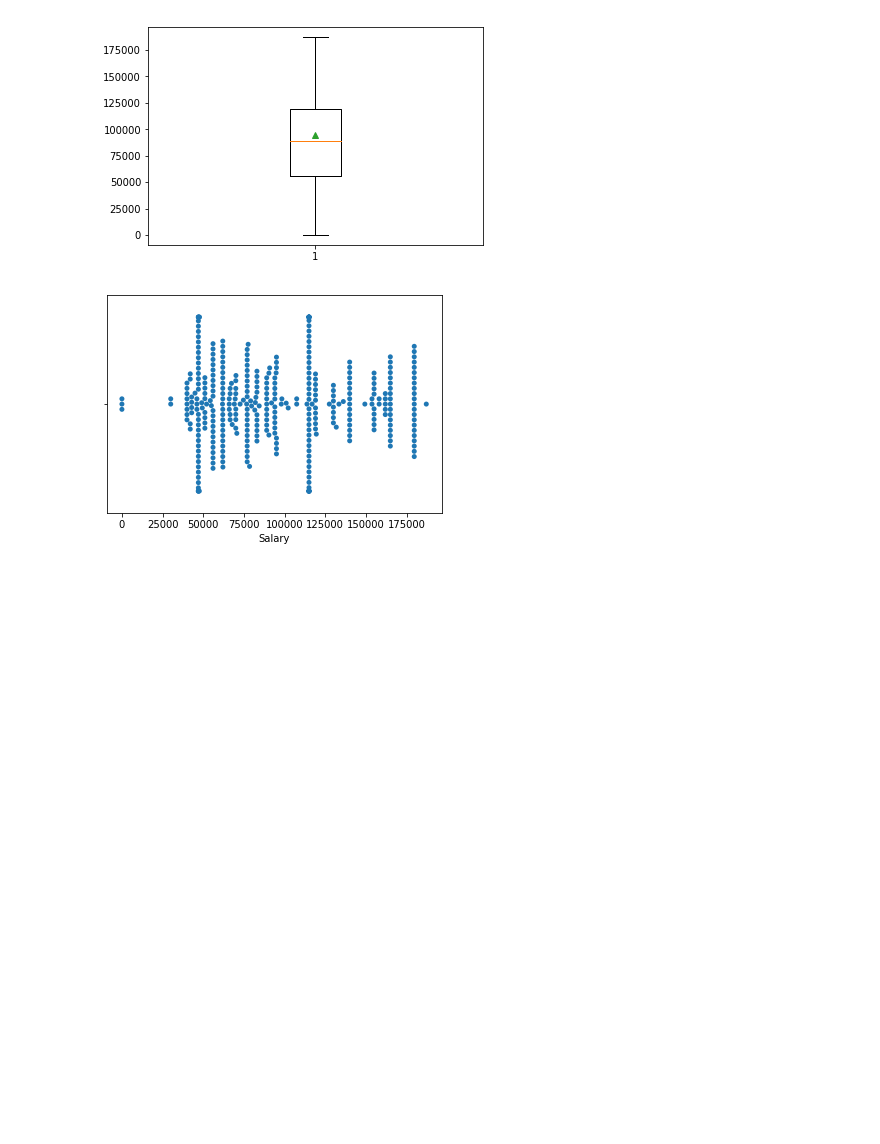
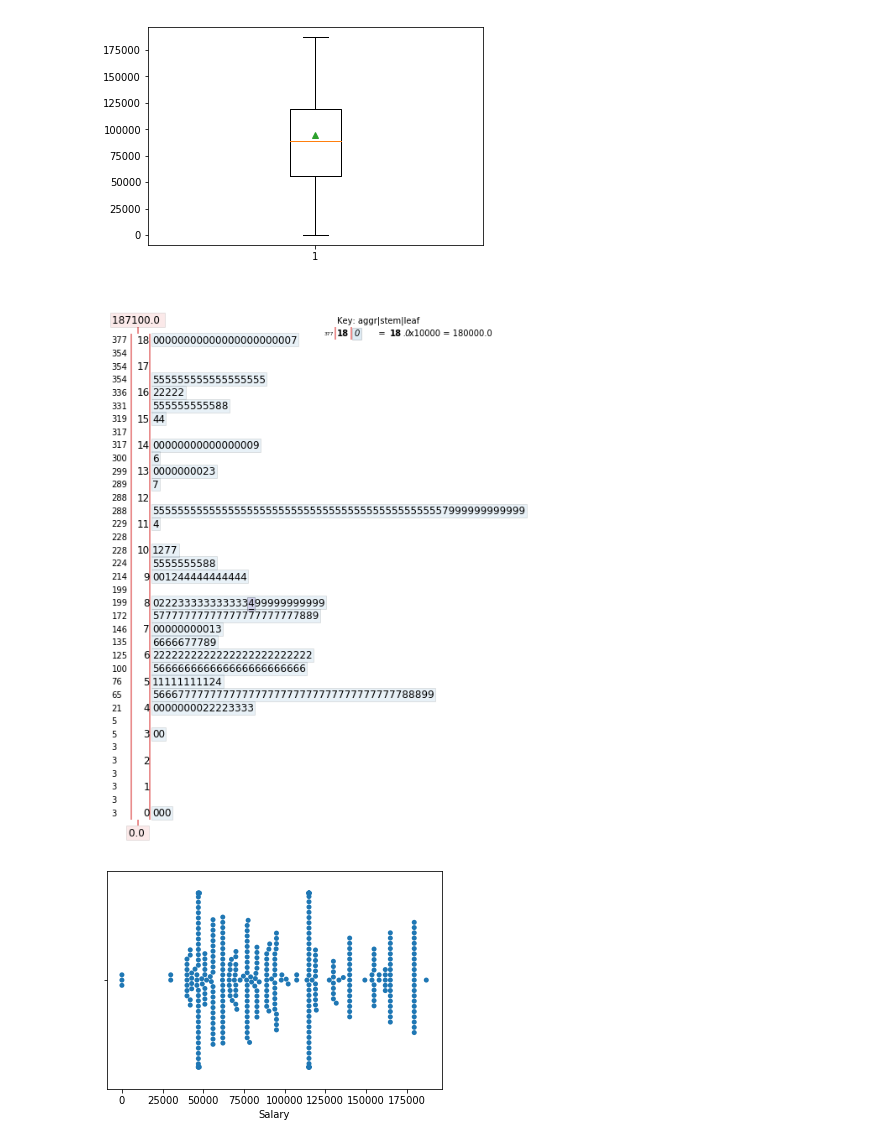
Before and after one commit to dermotkel/fundamentals-project, a Jupyter notebook: Fundamentals - Project.ipynb, the cells around one changed output. Drawn from its saved outputs; the diff is of its cells as text; code cells hidden in the pictures; blank space fills up the shorter version.

```diff
--- a/Fundamentals - Project.ipynb
+++ b/Fundamentals - Project.ipynb
@@ -89,6 +114,11 @@ plt.boxplot(df['Salary'], showmeans=True)
 plt.show()
 # %% [output]
 [figure]
+# %%
+fig, ax = stemgraphic.stem_graphic(df['Salary'])
+plt.savefig('fig.png',bbox_inches='tight')
+# %% [output]
+[figure, added]
 # %%
 sns.swarmplot(df['Salary'])
 plt.show()
```
Also changed, not shown: parts of 20 cells of this notebook, 2 other files.
